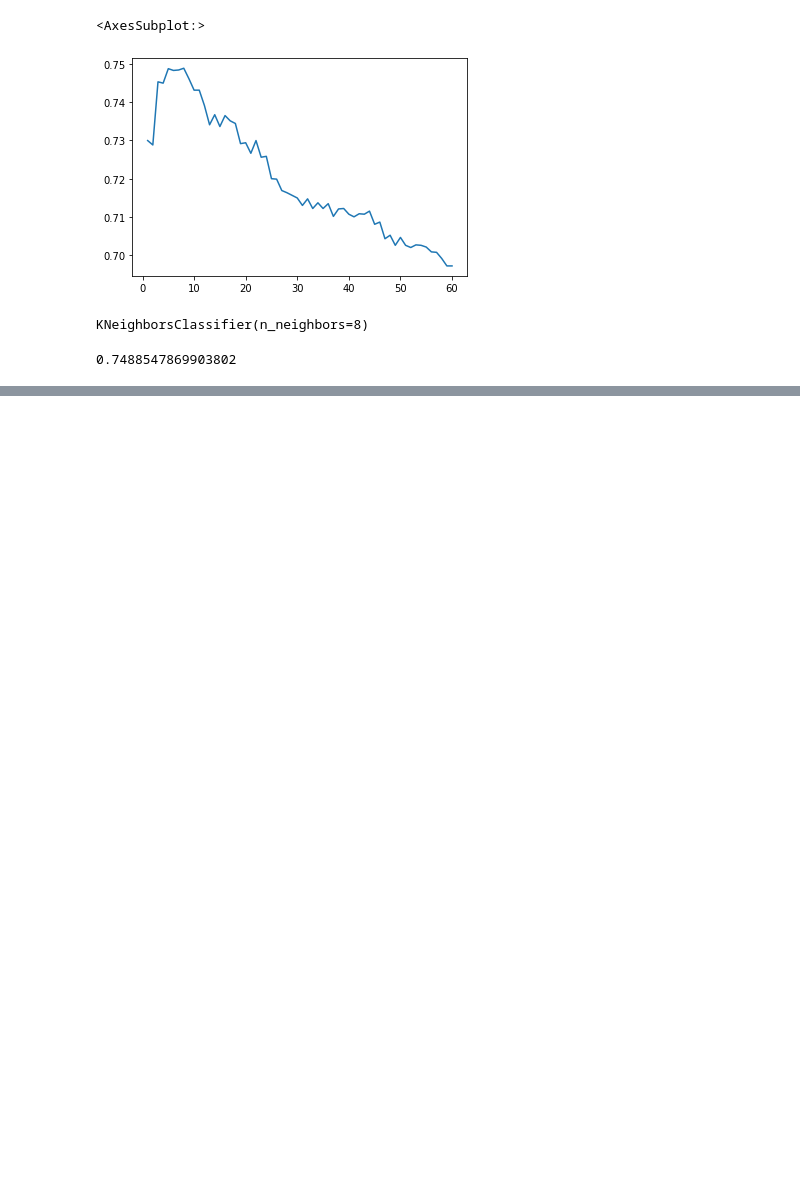
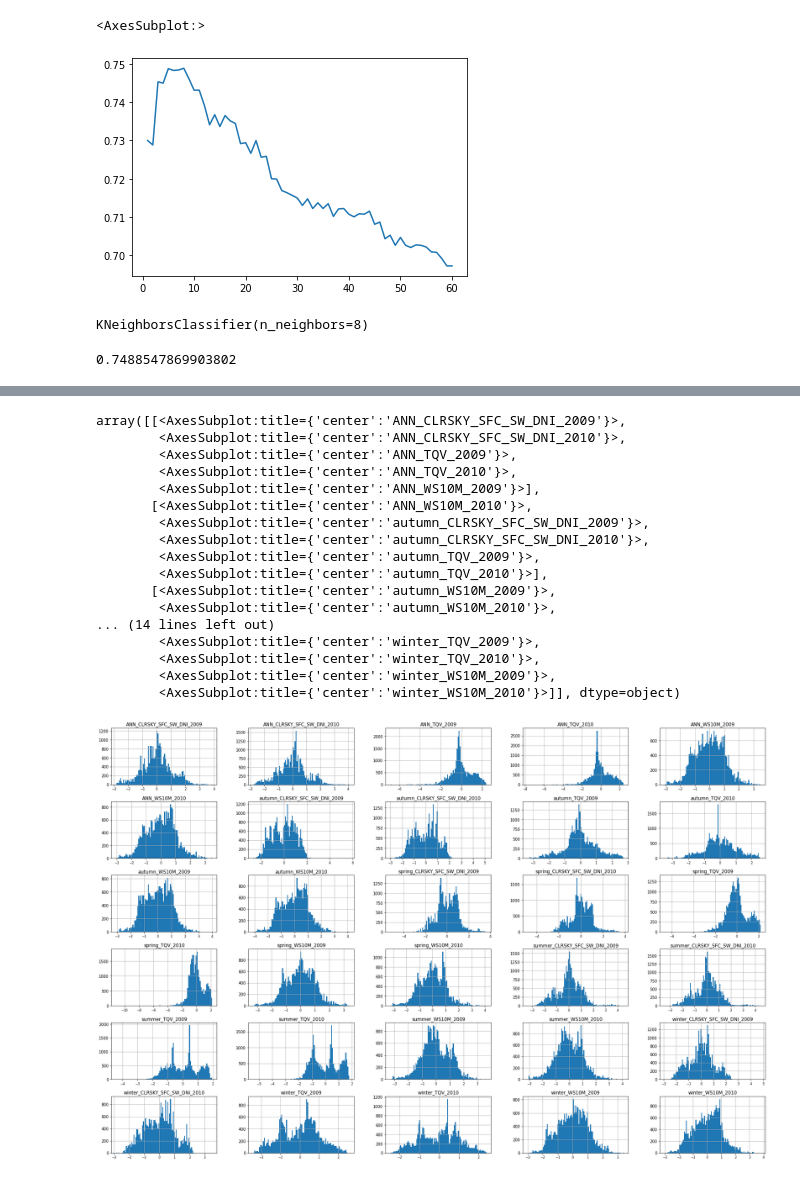
Before and after one commit to tomashbk/solar_wind_power_plants_prediction, a Jupyter notebook: notebooks/0.3-EDA-in-data-transformed-and-combined.ipynb, the cells around one changed output, grey strips where cells are left out. Cells and saved outputs as stored; diff of their text form; code cells hidden in the pictures; blank space fills up the shorter version.

```diff
--- a/notebooks/0.3-EDA-in-data-transformed-and-combined.ipynb
+++ b/notebooks/0.3-EDA-in-data-transformed-and-combined.ipynb
@@ -431,0 +490,21 @@ val_X_scaled = pd.DataFrame(x_scaled)
+# %%
+train_X_scaled.hist(bins=100, xlabelsize=8, ylabelsize=10, figsize=(30,20))
+# %% [output]
+array([[<AxesSubplot:title={'center':'ANN_CLRSKY_SFC_SW_DNI_2009'}>,
+        <AxesSubplot:title={'center':'ANN_CLRSKY_SFC_SW_DNI_2010'}>,
+        <AxesSubplot:title={'center':'ANN_TQV_2009'}>,
+        <AxesSubplot:title={'center':'ANN_TQV_2010'}>,
+        <AxesSubplot:title={'center':'ANN_WS10M_2009'}>],
+       [<AxesSubplot:title={'center':'ANN_WS10M_2010'}>,
+        <AxesSubplot:title={'center':'autumn_CLRSKY_SFC_SW_DNI_2009'}>,
+        <AxesSubplot:title={'center':'autumn_CLRSKY_SFC_SW_DNI_2010'}>,
+        <AxesSubplot:title={'center':'autumn_TQV_2009'}>,
+        <AxesSubplot:title={'center':'autumn_TQV_2010'}>],
+       [<AxesSubplot:title={'center':'autumn_WS10M_2009'}>,
+        <AxesSubplot:title={'center':'autumn_WS10M_2010'}>,
+... (14 lines left out)
+        <AxesSubplot:title={'center':'winter_TQV_2009'}>,
+        <AxesSubplot:title={'center':'winter_TQV_2010'}>,
+        <AxesSubplot:title={'center':'winter_WS10M_2009'}>,
+        <AxesSubplot:title={'center':'winter_WS10M_2010'}>]], dtype=object)
+[figure, added]
```
Also changed, not shown: parts of 12 cells of this notebook.
